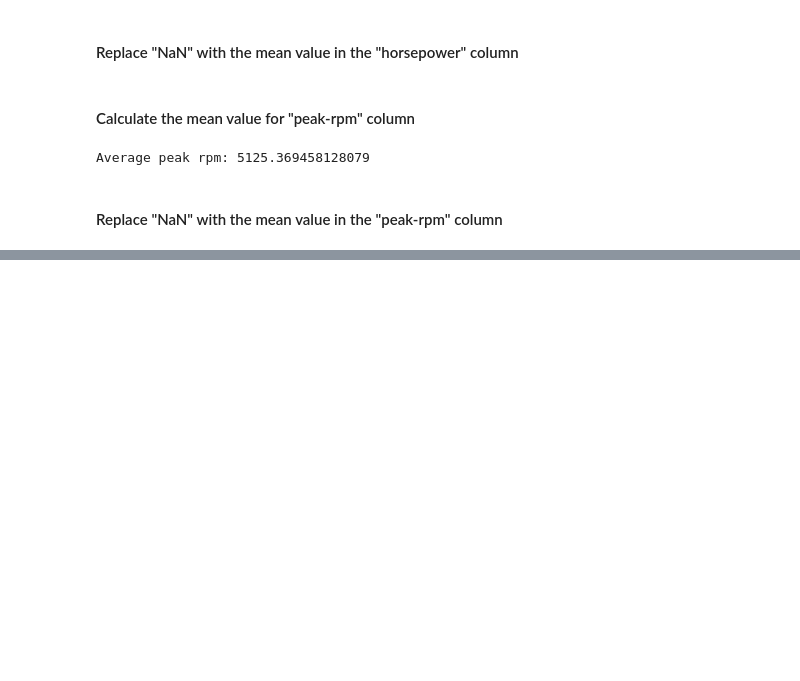
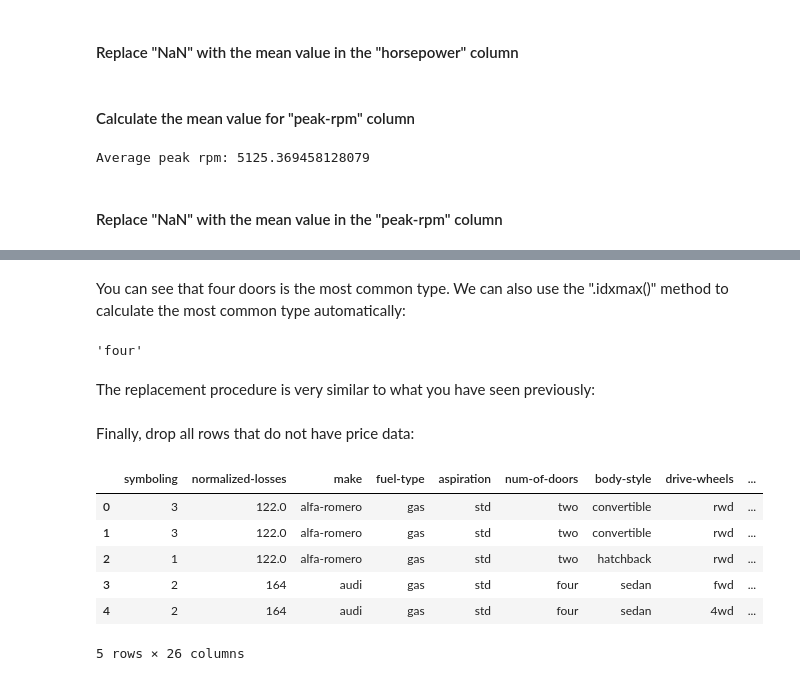
Before and after one commit to sayanarajasekhar/pandas, a Jupyter notebook: Data_Wrangling.ipynb, the cells around one changed output, grey strips where cells are left out. Cells and saved outputs as stored; diff of their text form; code cells hidden in the pictures; blank space fills up the shorter version.

Commit message:
Dropping columns with price as nan

```diff
--- a/Data_Wrangling.ipynb
+++ b/Data_Wrangling.ipynb
@@ -284,3 +284,5 @@ print("Average peak rpm:", avg_peakrpm)
 Average peak rpm: 5125.369458128079
 # %% [markdown]
 <h4>Replace "NaN" with the mean value in the "peak-rpm" column</h4>
+# %%
+df['peak-rpm'] = df['peak-rpm'].replace(np.nan, avg_peakrpm)
@@ -286,0 +299,28 @@ Average peak rpm: 5125.369458128079
+# %% [markdown]
+You can see that four doors is the most common type. We can also use the ".idxmax()" method to calculate the most common type automatically:
+# %%
+df['num-of-doors'].value_counts().idxmax()
+# %% [output]
+'four'
+# %% [markdown]
+The replacement procedure is very similar to what you have seen previously:
+# %%
+df["num-of-doors"] = df["num-of-doors"].replace(np.nan, "four")
+# %% [markdown]
+Finally, drop all rows that do not have price data:
+# %%
+# simply drop whole row with NaN in "price" column
+df.dropna(subset=["price"], axis=0, inplace=True)
+
+# reset index, because we droped two rows
+df.reset_index(drop=True, inplace=True)
+# %%
+df.head()
+# %% [output]
+|  | symboling | normalized-losses | make | fuel-type | aspiration | num-of-doors | body-style | drive-wheels | ... |
+| 0 | 3 | 122.0 | alfa-romero | gas | std | two | convertible | rwd | ... |
+| 1 | 3 | 122.0 | alfa-romero | gas | std | two | convertible | rwd | ... |
+| 2 | 1 | 122.0 | alfa-romero | gas | std | two | hatchback | rwd | ... |
+| 3 | 2 | 164 | audi | gas | std | four | sedan | fwd | ... |
+| 4 | 2 | 164 | audi | gas | std | four | sedan | 4wd | ... |
+5 rows × 26 columns
```
Also changed, not shown: parts of 2 cells of this notebook.
